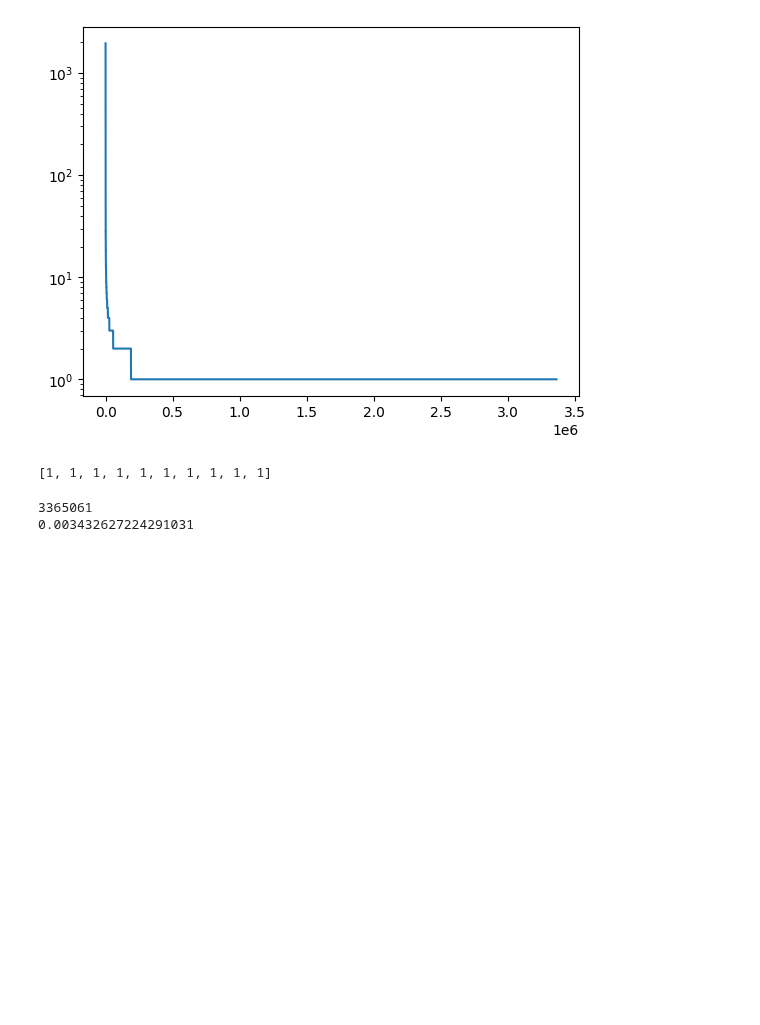
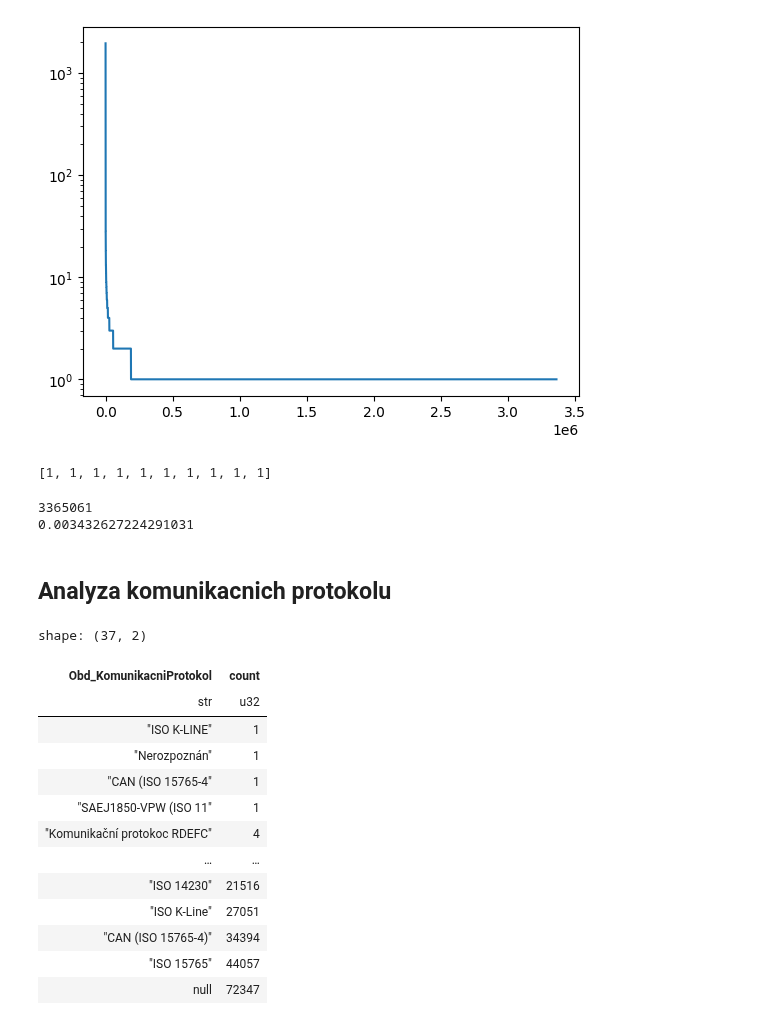
Before and after one commit to opendatalabcz/emissions-data-analysis-cz, a Jupyter notebook: kod/development.ipynb, the cells around one changed output. Saved outputs shown, nothing was run; the diff lists cells and outputs as text; code cells hidden in the pictures; blank space fills up the shorter version.

Commit message:
analyza wwh-obd

```diff
--- a/kod/development.ipynb
+++ b/kod/development.ipynb
@@ -315,3 +315,24 @@ print(len([size for size in group_sizes if size > 5]) / len(group_sizes))
 [1, 1, 1, 1, 1, 1, 1, 1, 1, 1]
 3365061
 0.003432627224291031
+# %% [markdown]
+## Analyza komunikacnich protokolu
+# %%
+df = cast_mereni(pl.read_parquet('kod/data/data_z_mericich_pristroju/parquet/mereni_all/Data z měřících přístrojů *-03-2019.parquet', schema=mereni_schema))
+# %%
+df['Obd_KomunikacniProtokol'].value_counts().sort(by='count')
+# %% [output]
+shape: (37, 2)
+| Obd_KomunikacniProtokol | count |
+| str | u32 |
+| "ISO K-LINE" | 1 |
+| "Nerozpoznán" | 1 |
+| "CAN (ISO 15765-4" | 1 |
+| "SAEJ1850-VPW (ISO 11" | 1 |
+| "Komunikační protokoc RDEFC" | 4 |
+| … | … |
+| "ISO 14230" | 21516 |
+| "ISO K-Line" | 27051 |
+| "CAN (ISO 15765-4)" | 34394 |
+| "ISO 15765" | 44057 |
+| null | 72347 |
```
Also changed, not shown: parts of 1 cell of this notebook, 1 other file.
